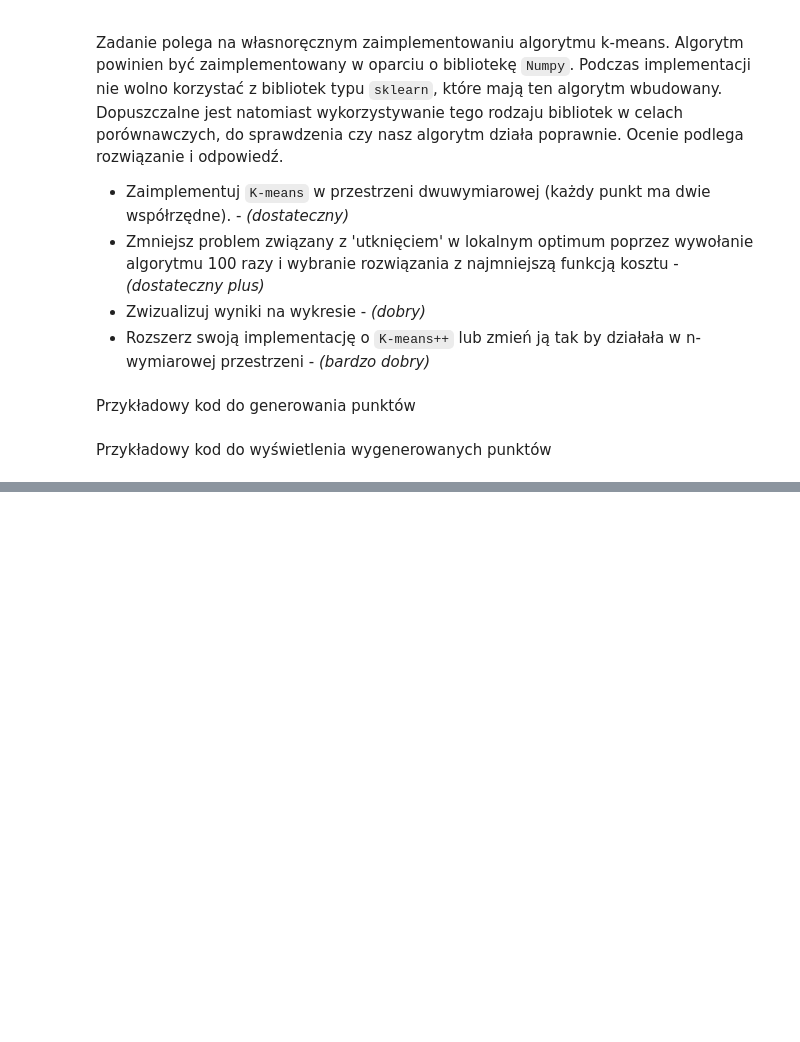
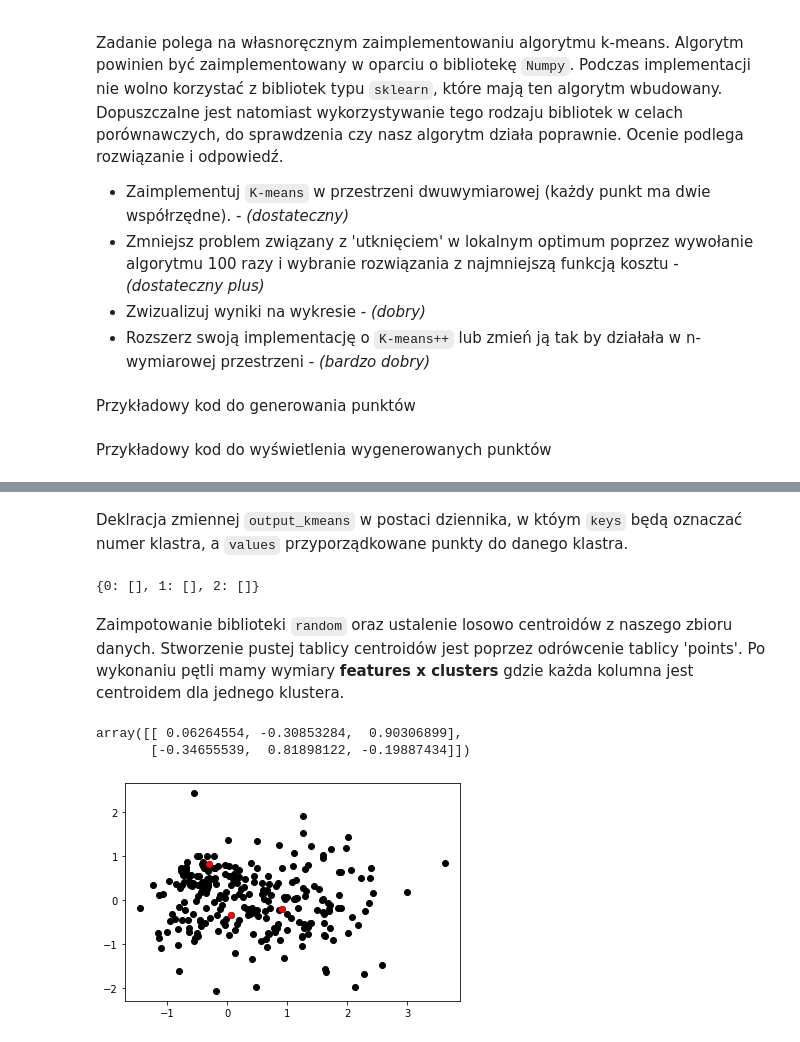
Before and after one commit to tdxa/Machine-learning-course, a Jupyter notebook: K_means.ipynb, the cells around one changed output, grey strips where cells are left out. Saved outputs shown, nothing was run; the diff lists cells and outputs as text; code cells hidden in the pictures; blank space fills up the shorter version.

```diff
--- a/K_means.ipynb
+++ b/K_means.ipynb
@@ -26,0 +42,40 @@ ax = plt.gca()
+# %%
+TRAINING_EXAMPLES = points.shape[0];
+FEATURES = points.shape[1];
+CLUSTERS = 3;
+ITERATIONS = 100;
+RANDOM_SEED = 10
+# %% [markdown]
+Deklracja zmiennej `output_kmeans` w postaci dziennika, w któym `keys` będą oznaczać numer klastra, a `values` przyporządkowane punkty do danego klastra.
+# %%
+output_kmeans = {}
+
+for i in range(CLUSTERS):
+  output_kmeans[i] = [];
+
+output_kmeans
+# %% [output]
+{0: [], 1: [], 2: []}
+# %% [markdown]
+Zaimpotowanie biblioteki `random` oraz ustalenie losowo centroidów z naszego zbioru danych.
+Stworzenie pustej tablicy centroidów jest poprzez odrówcenie tablicy 'points'. Po wykonaniu pętli mamy wymiary **features x clusters** gdzie każda kolumna jest centroidem dla jednego klustera.
+# %%
+import random
+
+centroids = np.array([]).reshape(FEATURES,0);
+
+for i in range(CLUSTERS):
+  # random.seed(30)
+  rand=random.randint(0,TRAINING_EXAMPLES-1,)
+  centroids = np.c_[centroids, points[rand]]
+
+centroids
+# %% [output]
+array([[ 0.06264554, -0.30853284,  0.90306899],
+       [-0.34655539,  0.81898122, -0.19887434]])
+# %%
+plt.scatter(points[:, 0], points[:, 1], c='black')
+plt.scatter(centroids[0], centroids[1], c='red')
+ax = plt.gca()
+# %% [output]
+[figure, added]
```
Also changed, not shown: parts of 10 cells of this notebook.
